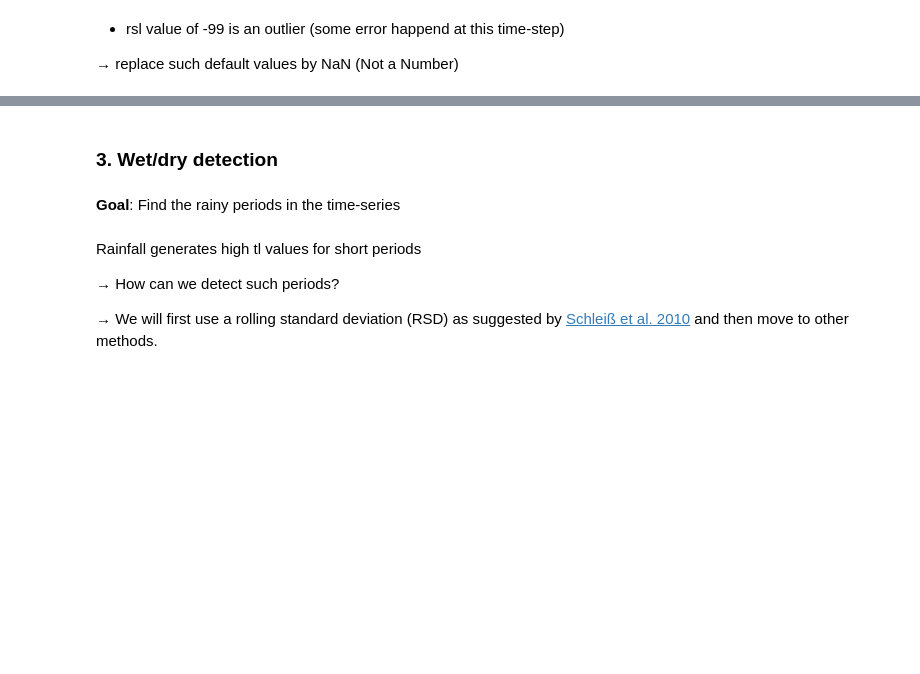
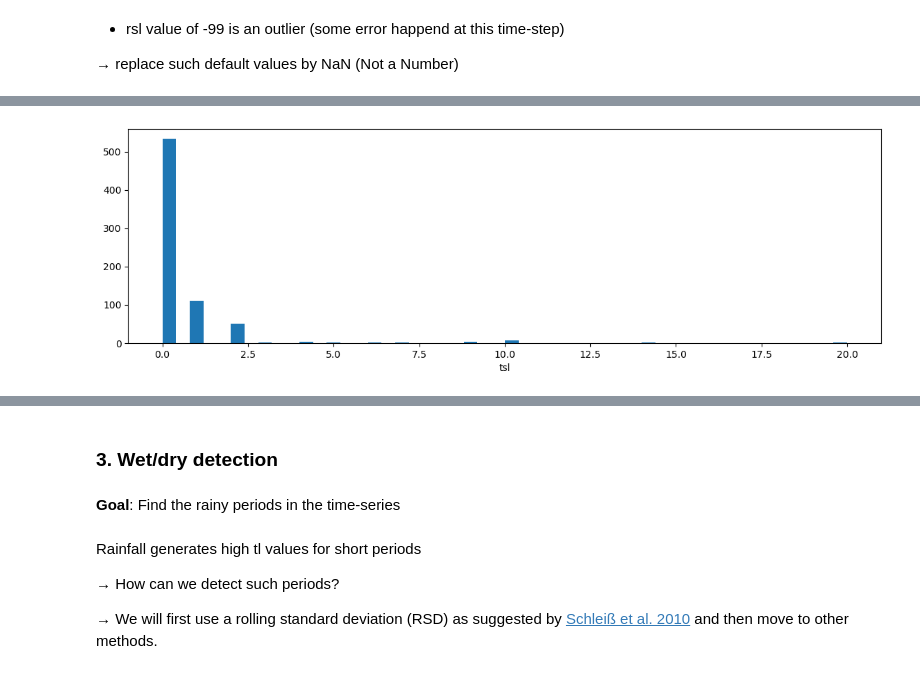
Before and after one commit to OpenSenseAction/PrePEP_short_course_OS, a Jupyter notebook: 2_cml_processing_timeseries.ipynb, the cells around one changed output, grey strips where cells are left out. Saved outputs shown, nothing was run; the diff lists cells and outputs as text; code cells hidden in the pictures; blank space fills up the shorter version.

```diff
--- a/2_cml_processing_timeseries.ipynb
+++ b/2_cml_processing_timeseries.ipynb
@@ -127,0 +105,5 @@ ds_cml.tl.plot.line(x='time', figsize=(16,3));
+# %%
+tsl_range = ds_cmls.tsl.max(dim='time') - ds_cmls.tsl.min(dim='time')
+tsl_range.plot.hist(bins=50, figsize=(14, 4));
+# %% [output]
+[figure, added]
```
Also changed, not shown: parts of 35 cells of this notebook.
